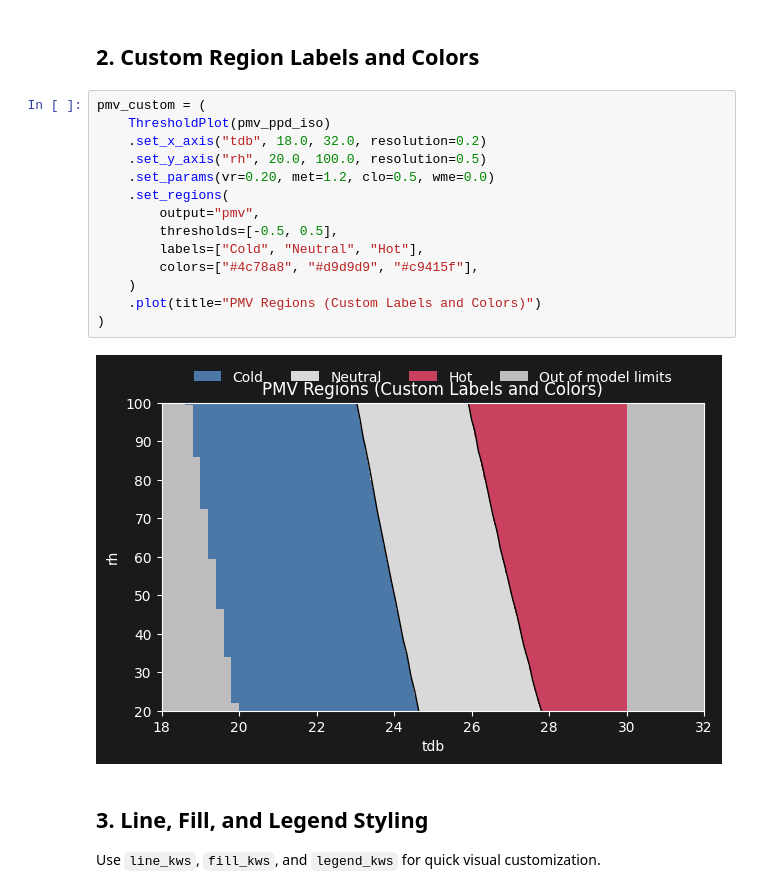
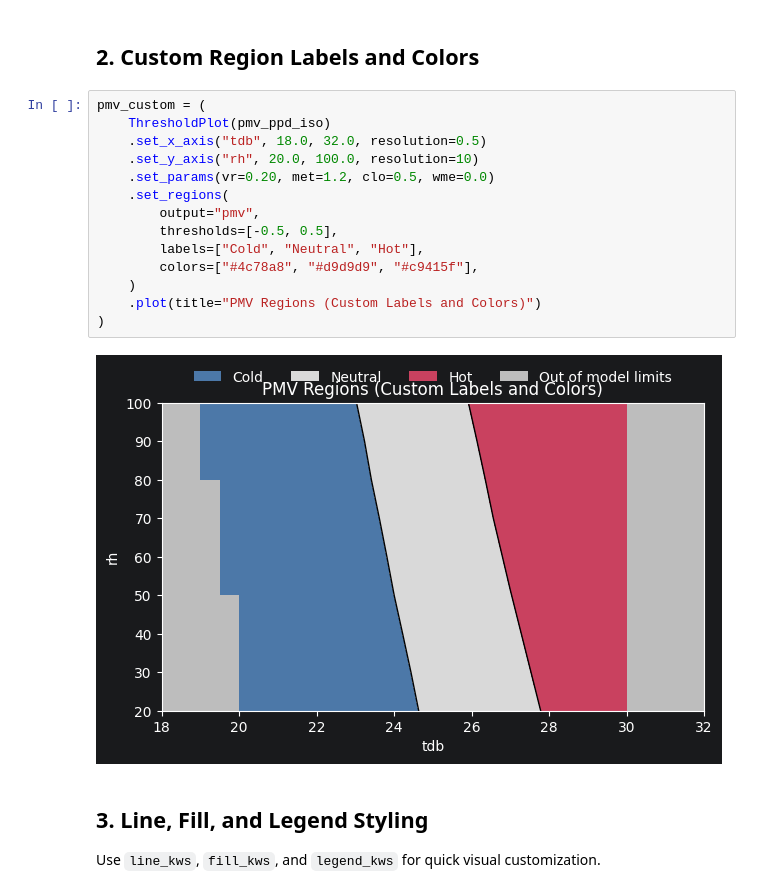
Before and after one commit to HuiHuangWYU/pythermalcomfort, a Jupyter notebook: docs/documentation/plots/matplotlib/threshold_plot.ipynb, the cells around one changed output. Saved outputs shown, nothing was run; the diff lists cells and outputs as text.

```diff
--- a/docs/documentation/plots/matplotlib/threshold_plot.ipynb
+++ b/docs/documentation/plots/matplotlib/threshold_plot.ipynb
@@ -28,22 +28,22 @@ pmv_result = (
 [figure]
 # %% [markdown]
 ## 2. Custom Region Labels and Colors
-# %%
-pmv_custom = (
-    ThresholdPlot(pmv_ppd_iso)
-    .set_x_axis("tdb", 18.0, 32.0, resolution=0.2)
-    .set_y_axis("rh", 20.0, 100.0, resolution=0.5)
-    .set_params(vr=0.20, met=1.2, clo=0.5, wme=0.0)
-    .set_regions(
-        output="pmv",
-        thresholds=[-0.5, 0.5],
-        labels=["Cold", "Neutral", "Hot"],
-        colors=["#4c78a8", "#d9d9d9", "#c9415f"],
-    )
-    .plot(title="PMV Regions (Custom Labels and Colors)")
-)
-# %% [output]
-[figure, removed]
+# %%
+pmv_custom = (
+    ThresholdPlot(pmv_ppd_iso)
+    .set_x_axis("tdb", 18.0, 32.0, resolution=0.5)
+    .set_y_axis("rh", 20.0, 100.0, resolution=10)
+    .set_params(vr=0.20, met=1.2, clo=0.5, wme=0.0)
+    .set_regions(
+        output="pmv",
+        thresholds=[-0.5, 0.5],
+        labels=["Cold", "Neutral", "Hot"],
+        colors=["#4c78a8", "#d9d9d9", "#c9415f"],
+    )
+    .plot(title="PMV Regions (Custom Labels and Colors)")
+)
+# %% [output]
+[figure, added]
 # %% [markdown]
 ## 3. Line, Fill, and Legend Styling
 
```
Also changed, not shown: 5 other files.
